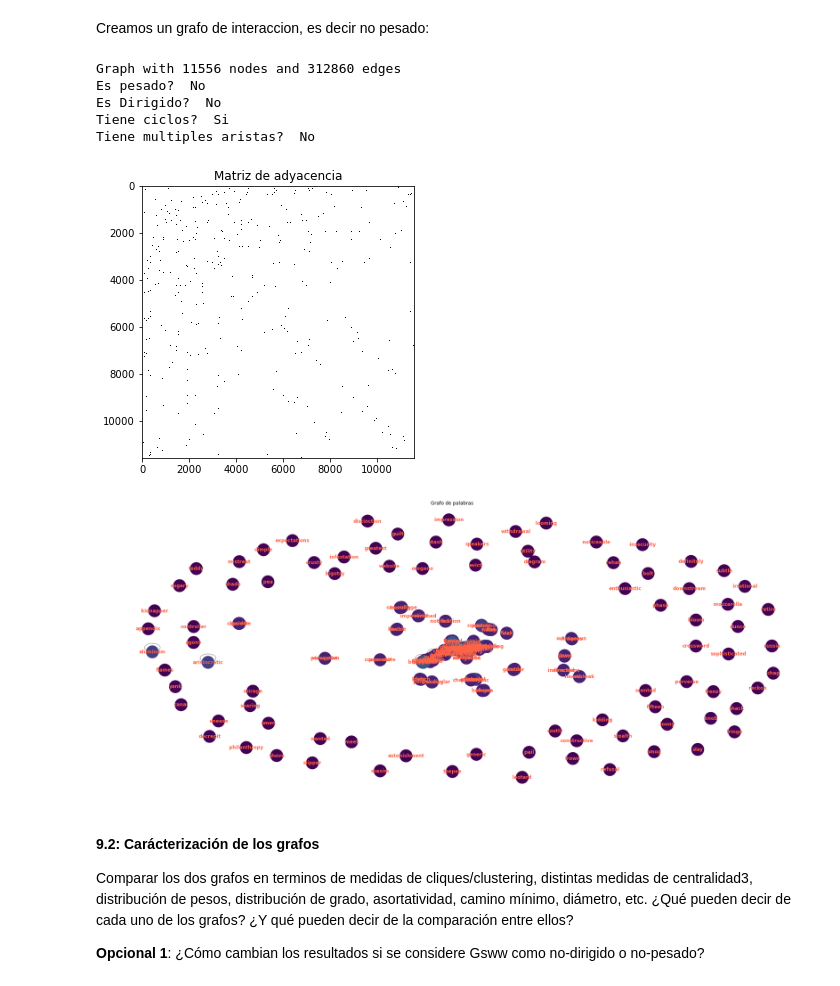
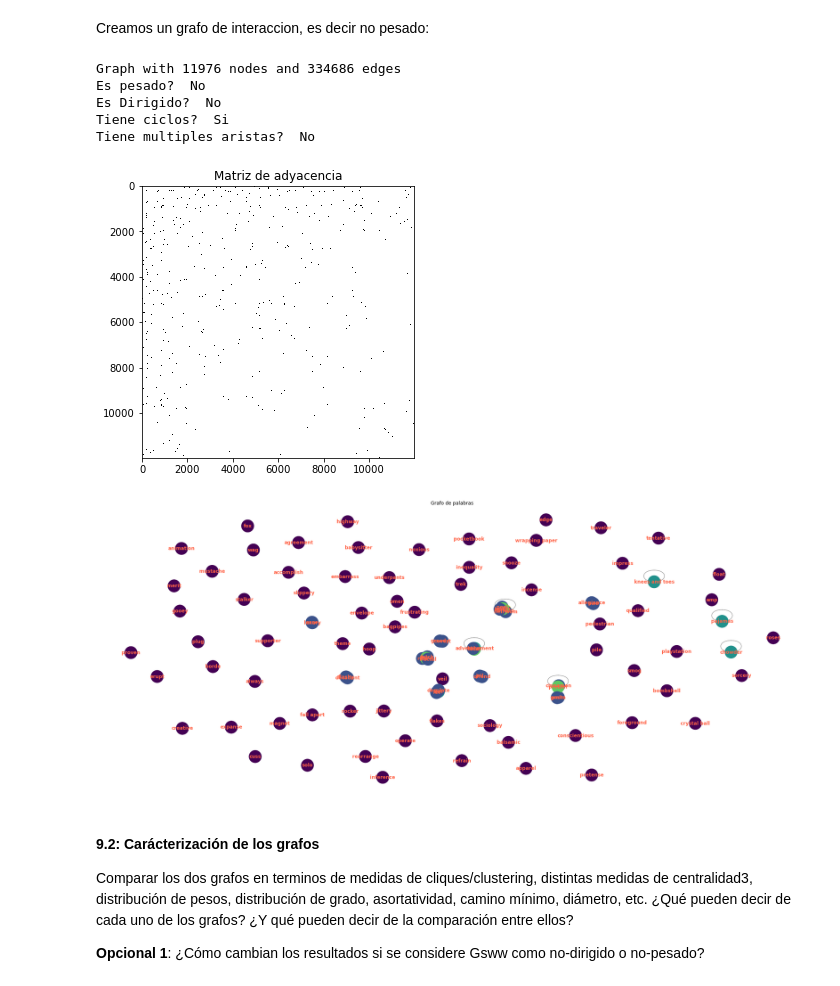
Before and after one commit to magistery-tps/dm-cyt-tp2, a Jupyter notebook: notebooks/tp2.ipynb, the cells around one changed output. Cells and saved outputs as stored; diff of their text form; code cells hidden in the pictures.

```diff
--- a/notebooks/tp2.ipynb
+++ b/notebooks/tp2.ipynb
@@ -355,17 +357,17 @@ Tiene multiples aristas?  No
 # %% [markdown]
 Creamos un grafo de interaccion, es decir no pesado:
 # %%
-interaction_graph = nx.from_pandas_edgelist(graph_dataset, 'source',  'response', create_using=nx.Graph())
+interaction_graph = nx.from_pandas_edgelist(dataset, 'source',  'response', create_using=nx.Graph())
 # %%
-graph_summary(interaction_graph, k = 200)
+graph_summary(interaction_graph, k = 100)
 # %% [output]
-Graph with 11556 nodes and 312860 edges
+Graph with 11976 nodes and 334686 edges
 Es pesado?  No
 Es Dirigido?  No
 Tiene ciclos?  Si
 Tiene multiples aristas?  No
-[figure, old version]
+[figure, new version]
-[figure, old version]
+[figure, new version]
 # %% [markdown]
 #### 9.2: Carácterización de los grafos
 
```
Also changed, not shown: parts of 14 cells of this notebook, 2 other files.
